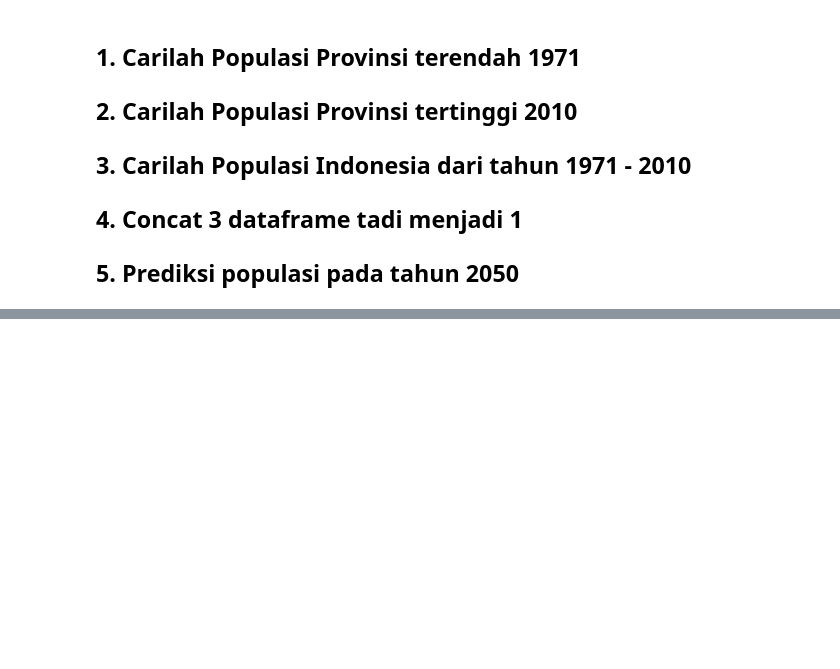
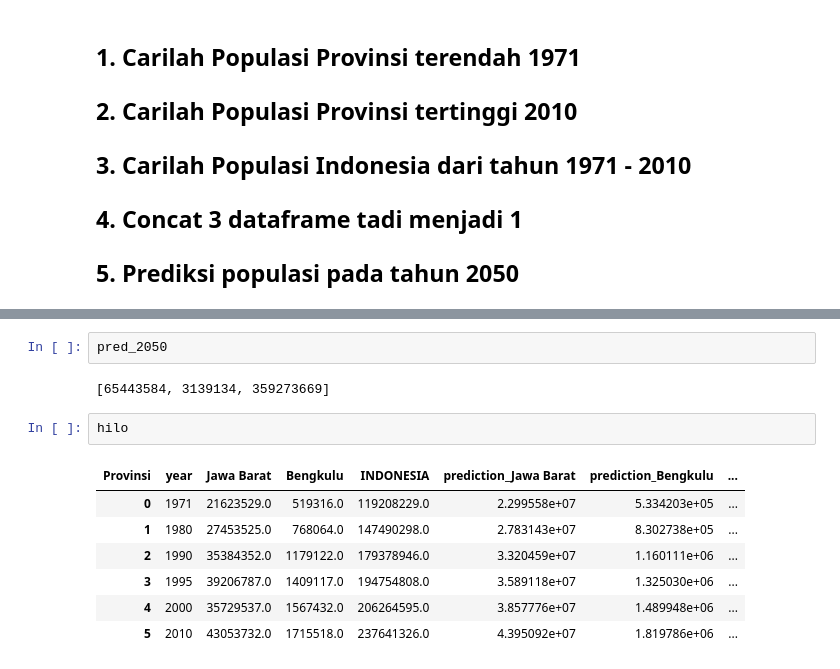
Before and after one commit to ridhoaryo/modul3_linear_reg_1, a Jupyter notebook: Untitled.ipynb, the cells around one changed output, grey strips where cells are left out. Drawn from its saved outputs; the diff is of its cells as text; blank space fills up the shorter version.

```diff
--- a/Untitled.ipynb
+++ b/Untitled.ipynb
@@ -191,0 +256,14 @@ bps
+# %%
+pred_2050
+# %% [output]
+[65443584, 3139134, 359273669]
+# %%
+hilo
+# %% [output]
+| Provinsi | year | Jawa Barat | Bengkulu | INDONESIA | prediction_Jawa Barat | prediction_Bengkulu | ... |
+| 0 | 1971 | 21623529.0 | 519316.0 | 119208229.0 | 2.299558e+07 | 5.334203e+05 | ... |
+| 1 | 1980 | 27453525.0 | 768064.0 | 147490298.0 | 2.783143e+07 | 8.302738e+05 | ... |
+| 2 | 1990 | 35384352.0 | 1179122.0 | 179378946.0 | 3.320459e+07 | 1.160111e+06 | ... |
+| 3 | 1995 | 39206787.0 | 1409117.0 | 194754808.0 | 3.589118e+07 | 1.325030e+06 | ... |
+| 4 | 2000 | 35729537.0 | 1567432.0 | 206264595.0 | 3.857776e+07 | 1.489948e+06 | ... |
+| 5 | 2010 | 43053732.0 | 1715518.0 | 237641326.0 | 4.395092e+07 | 1.819786e+06 | ... |
```
Also changed, not shown: parts of 17 cells of this notebook, 1 other file.
